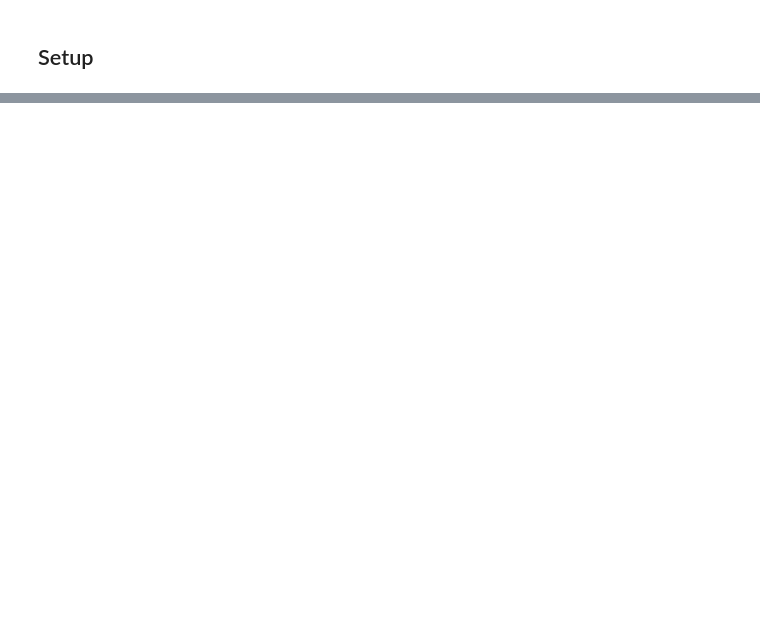
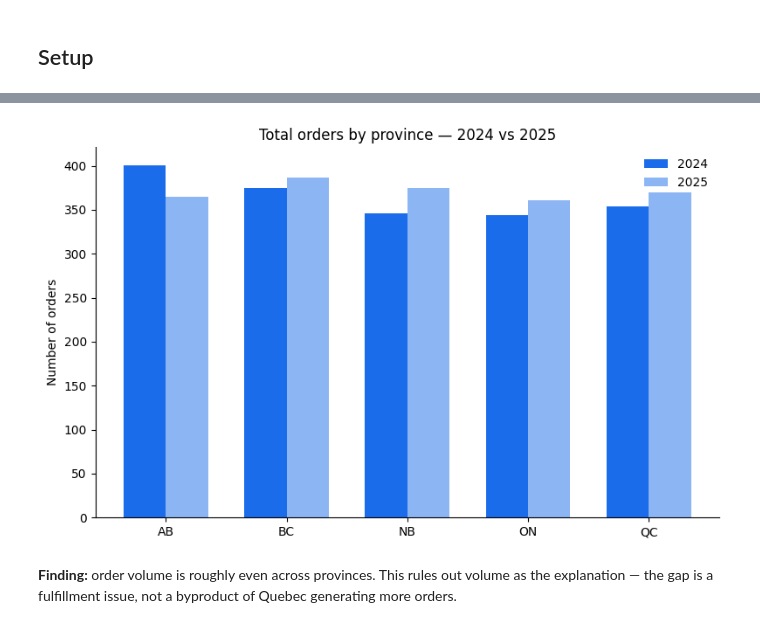
Before and after one commit to Mor-analyze/Quebec-tire-fulfillment-analysis, a Jupyter notebook: notebooks/analysis.ipynb, the cells around one changed output, grey strips where cells are left out. Drawn from its saved outputs; the diff is of its cells as text; code cells hidden in the pictures; blank space fills up the shorter version.

```diff
--- a/notebooks/analysis.ipynb
+++ b/notebooks/analysis.ipynb
@@ -127,0 +241,43 @@ See `../report/Quebec_Winter_Tire_Report.docx` for the full write-up, recommenda
+# %%
+### total orders by province, 2024 vs 2025
+import numpy as np
+import matplotlib.pyplot as plt
+
+orders_by_province = q("""
+SELECT
+  w.province,
+  strftime('%Y', o.order_date) AS year,
+  COUNT(*) AS n_orders
+FROM orders o
+JOIN warehouses w ON o.warehouse_id = w.warehouse_id
+WHERE strftime('%Y', o.order_date) IN ('2024', '2025')
+GROUP BY w.province, year
+ORDER BY w.province, year
+""")
+
+provinces = sorted(orders_by_province['province'].unique())
+x = np.arange(len(provinces))
+width = 0.35
+
+color = '#1b6ceb'
+counts_2024 = (orders_by_province[orders_by_province['year'] == '2024']
+               .set_index('province').reindex(provinces)['n_orders'].fillna(0))
+counts_2025 = (orders_by_province[orders_by_province['year'] == '2025']
+               .set_index('province').reindex(provinces)['n_orders'].fillna(0))
+
+fig, ax = plt.subplots(figsize=(8, 5))
+ax.bar(x - width/2, counts_2024, width, color=color, alpha=1.0, label='2024')
+ax.bar(x + width/2, counts_2025, width, color=color, alpha=0.5, label='2025')
+
+ax.set_xticks(x)
+ax.set_xticklabels(provinces)
+ax.set_ylabel('Number of orders')
+ax.set_title('Total orders by province — 2024 vs 2025')
+ax.spines[['top', 'right']].set_visible(False)
+ax.legend(frameon=False)
+plt.tight_layout()
+plt.show()
+# %% [output]
+[figure, added]
+# %% [markdown]
+**Finding:** order volume is roughly even across provinces. This rules out volume as the explanation — the gap is a fulfillment issue, not a byproduct of Quebec generating more orders.
```
Also changed, not shown: parts of 42 cells of this notebook.
